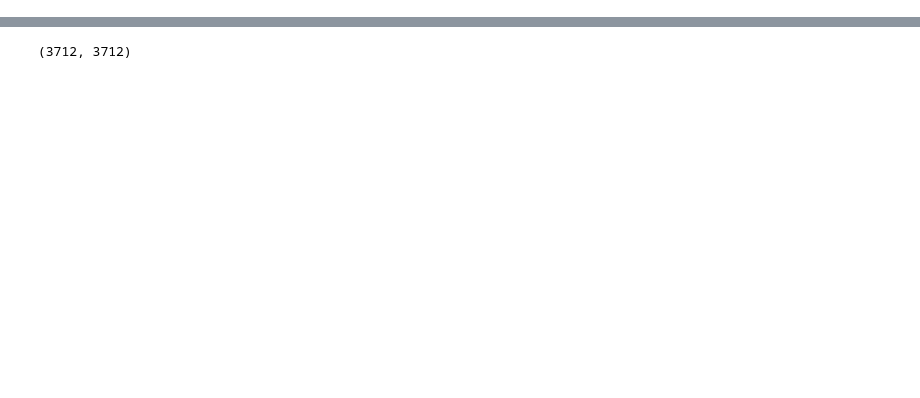
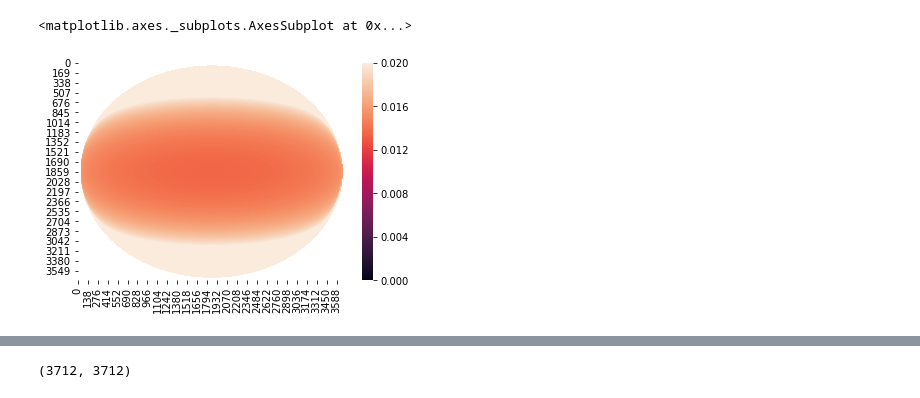
Before and after one commit to hannasv/ms, a Jupyter notebook: notebooks/TestdPhidTheta.ipynb, the cells around one changed output, grey strips where cells are left out. Saved outputs shown, nothing was run; the diff lists cells and outputs as text; code cells hidden in the pictures; blank space fills up the shorter version.

```diff
--- a/notebooks/TestdPhidTheta.ipynb
+++ b/notebooks/TestdPhidTheta.ipynb
@@ -19,7 +19,7 @@ lon_array = rootgrp.variables["lon"][:].data
 lat_array[lat_array < -99] = np.nan # updates of disk values to nan
 lon_array[lon_array < -99] = np.nan # updates of disk values to nan
 d_phi   = lon_array[:, 1:] - lon_array[:, :-1]
-d_theta = lat_array[1:] - lat_array[:-1]
+d_theta = lat_array[1:, :] - lat_array[:-1, :]
 
 # Padding the axis -- we removed by taking the difference
 pad     = np.ones((3712, 1))*np.nan # adding numpy to the axis the values
@@ -27,0 +43,5 @@ d_theta = np.concatenate((pad.transpose(), d_theta), axis = 0)/2
+# %%
+sns.heatmap(d_theta, vmin = 0, vmax = 0.02)
+# %% [output]
+<matplotlib.axes._subplots.AxesSubplot at 0x...>
+[figure, added]
```
Also changed, not shown: parts of 83 cells of this notebook.
